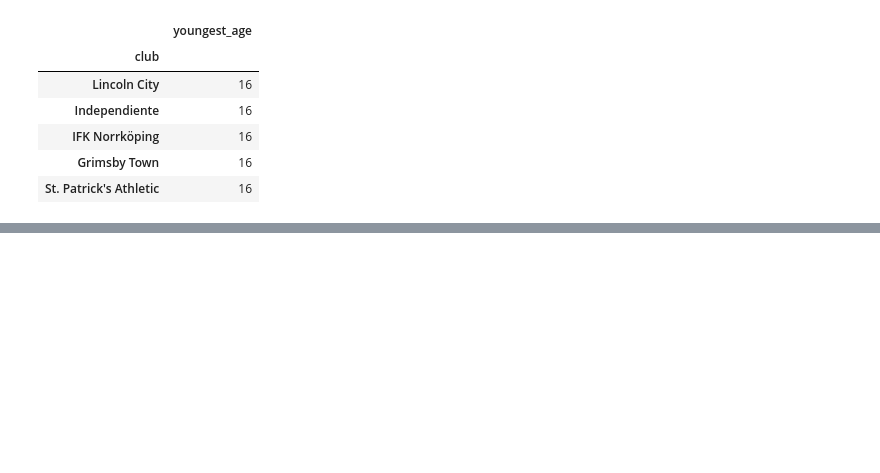
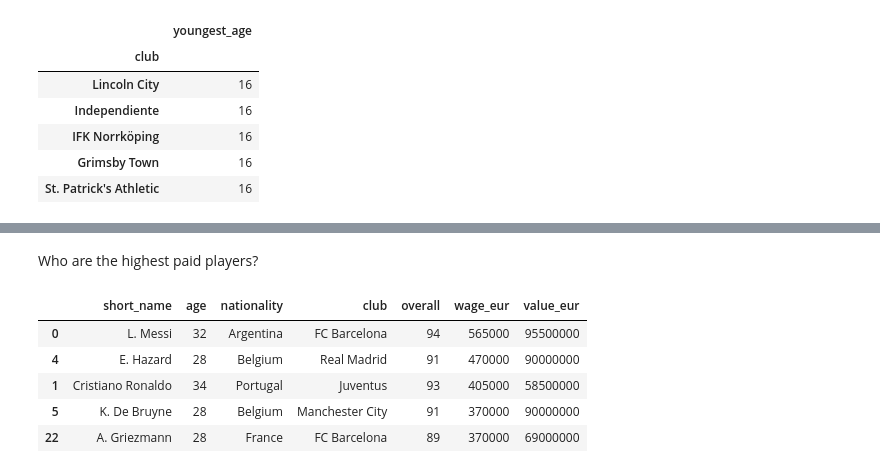
Before and after one commit to shielamms/AI-and-Data-Analysis, a Jupyter notebook: Finding_My_FIFA_Dream_Team.ipynb, the cells around one changed output, grey strips where cells are left out. Saved outputs shown, nothing was run; the diff lists cells and outputs as text; code cells hidden in the pictures; blank space fills up the shorter version.

```diff
--- a/Finding_My_FIFA_Dream_Team.ipynb
+++ b/Finding_My_FIFA_Dream_Team.ipynb
@@ -304,0 +349,14 @@ Oldest players by club
+# %% [markdown]
+Who are the highest paid players?
+# %%
+highest_paid = data.sort_values(by='wage_eur', ascending=False)[:30]
+
+highest_paid_df = highest_paid[['short_name', 'age', 'nationality', 'club', 'overall', 'wage_eur', 'value_eur']]
+highest_paid_df.head()
+# %% [output]
+|  | short_name | age | nationality | club | overall | wage_eur | value_eur |
+| 0 | L. Messi | 32 | Argentina | FC Barcelona | 94 | 565000 | 95500000 |
+| 4 | E. Hazard | 28 | Belgium | Real Madrid | 91 | 470000 | 90000000 |
+| 1 | Cristiano Ronaldo | 34 | Portugal | Juventus | 93 | 405000 | 58500000 |
+| 5 | K. De Bruyne | 28 | Belgium | Manchester City | 91 | 370000 | 90000000 |
+| 22 | A. Griezmann | 28 | France | FC Barcelona | 89 | 370000 | 69000000 |
```
Also changed, not shown: parts of 12 cells of this notebook.
